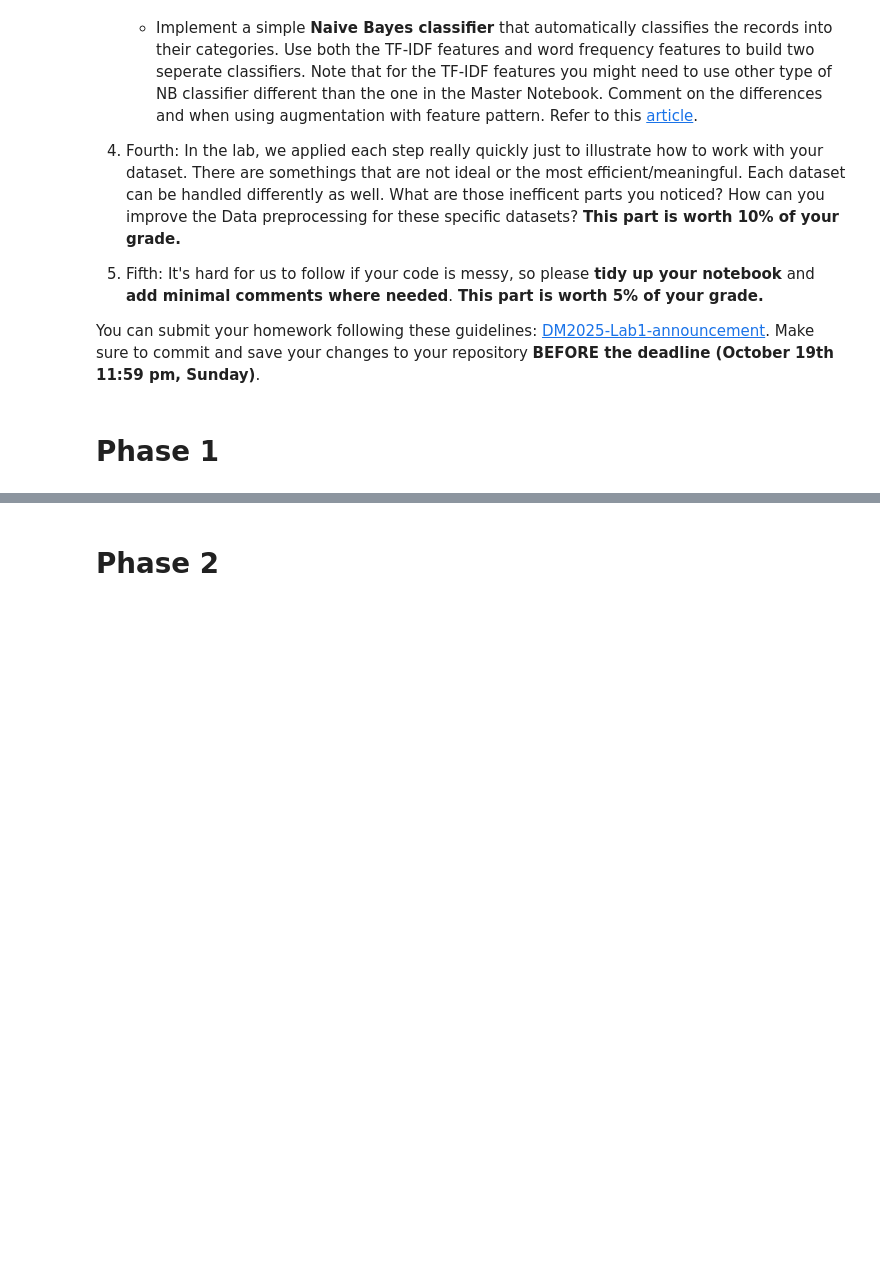
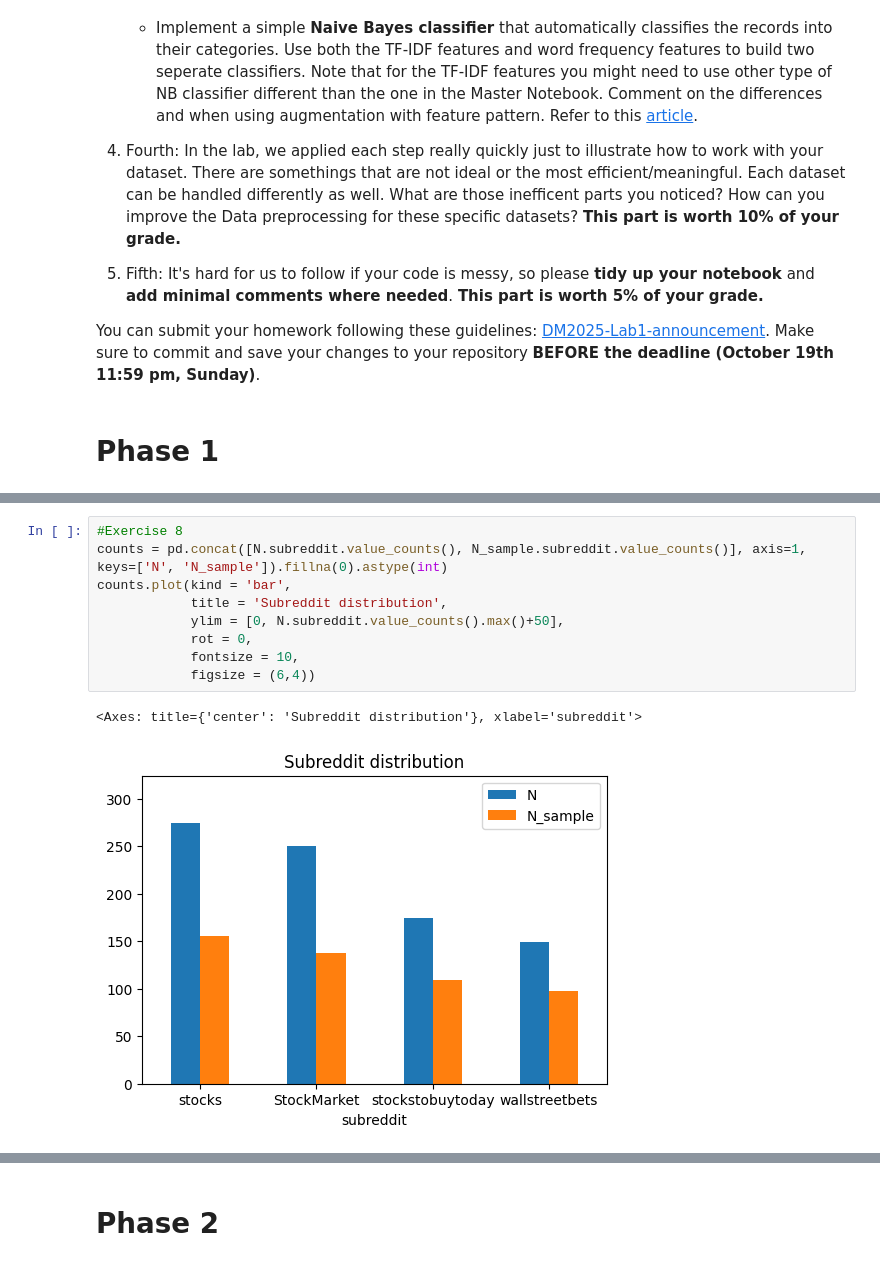
Before and after one commit to sxw4040/DM2025-Lab1-Exercise, a Jupyter notebook: DM2025-Lab1-Homework.ipynb, the cells around one changed output, grey strips where cells are left out. Cells and saved outputs as stored; diff of their text form; blank space fills up the shorter version.

```diff
--- a/DM2025-Lab1-Homework.ipynb
+++ b/DM2025-Lab1-Homework.ipynb
@@ -62,0 +203,12 @@ You can submit your homework following these guidelines: [DM2025-Lab1-announceme
+# %%
+#Exercise 8
+counts = pd.concat([N.subreddit.value_counts(), N_sample.subreddit.value_counts()], axis=1, keys=['N', 'N_sample']).fillna(0).astype(int)
+counts.plot(kind = 'bar',
+            title = 'Subreddit distribution',
+            ylim = [0, N.subreddit.value_counts().max()+50],
+            rot = 0,
+            fontsize = 10,
+            figsize = (6,4))
+# %% [output]
+<Axes: title={'center': 'Subreddit distribution'}, xlabel='subreddit'>
+[figure, added]
```
Also changed, not shown: parts of 16 cells of this notebook, 1 other file.
